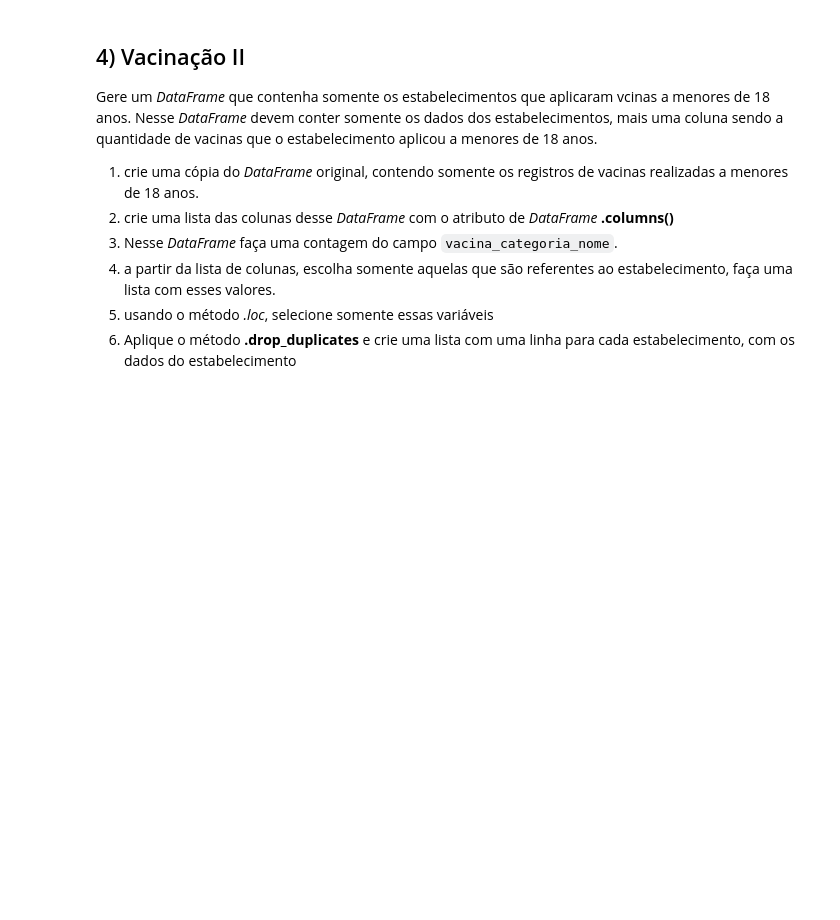
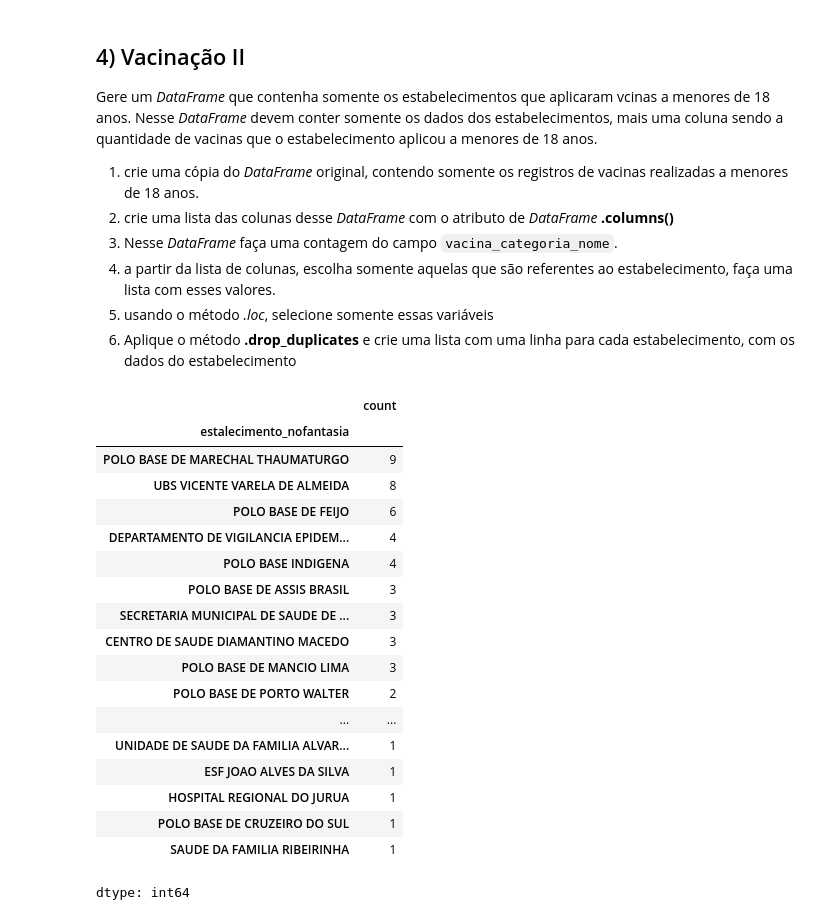
Before and after one commit to 0ace-jk/atividades_ebac, a Jupyter notebook: Mod04_Tarefa_aula_03_a_05_(base)_(1).ipynb, the cells around one changed output. Saved outputs shown, nothing was run; the diff lists cells and outputs as text; code cells hidden in the pictures; blank space fills up the shorter version.

```diff
--- a/Mod04_Tarefa_aula_03_a_05_(base)_(1).ipynb
+++ b/Mod04_Tarefa_aula_03_a_05_(base)_(1).ipynb
@@ -240,0 +317,23 @@ Gere um *DataFrame* que contenha somente os estabelecimentos que aplicaram vcina
+# %%
+df_estabelecimentos = df[df['paciente_idade'] < 18]['estalecimento_nofantasia'].value_counts()
+df_estabelecimentos
+# %% [output]
+|  | count |
+| estalecimento_nofantasia |  |
+| POLO BASE DE MARECHAL THAUMATURGO | 9 |
+| UBS VICENTE VARELA DE ALMEIDA | 8 |
+| POLO BASE DE FEIJO | 6 |
+| DEPARTAMENTO DE VIGILANCIA EPIDEM... | 4 |
+| POLO BASE INDIGENA | 4 |
+| POLO BASE DE ASSIS BRASIL | 3 |
+| SECRETARIA MUNICIPAL DE SAUDE DE ... | 3 |
+| CENTRO DE SAUDE DIAMANTINO MACEDO | 3 |
+| POLO BASE DE MANCIO LIMA | 3 |
+| POLO BASE DE PORTO WALTER | 2 |
+| ... | ... |
+| UNIDADE DE SAUDE DA FAMILIA ALVAR... | 1 |
+| ESF JOAO ALVES DA SILVA | 1 |
+| HOSPITAL REGIONAL DO JURUA | 1 |
+| POLO BASE DE CRUZEIRO DO SUL | 1 |
+| SAUDE DA FAMILIA RIBEIRINHA | 1 |
+dtype: int64
```
Also changed, not shown: parts of 26 cells of this notebook.
